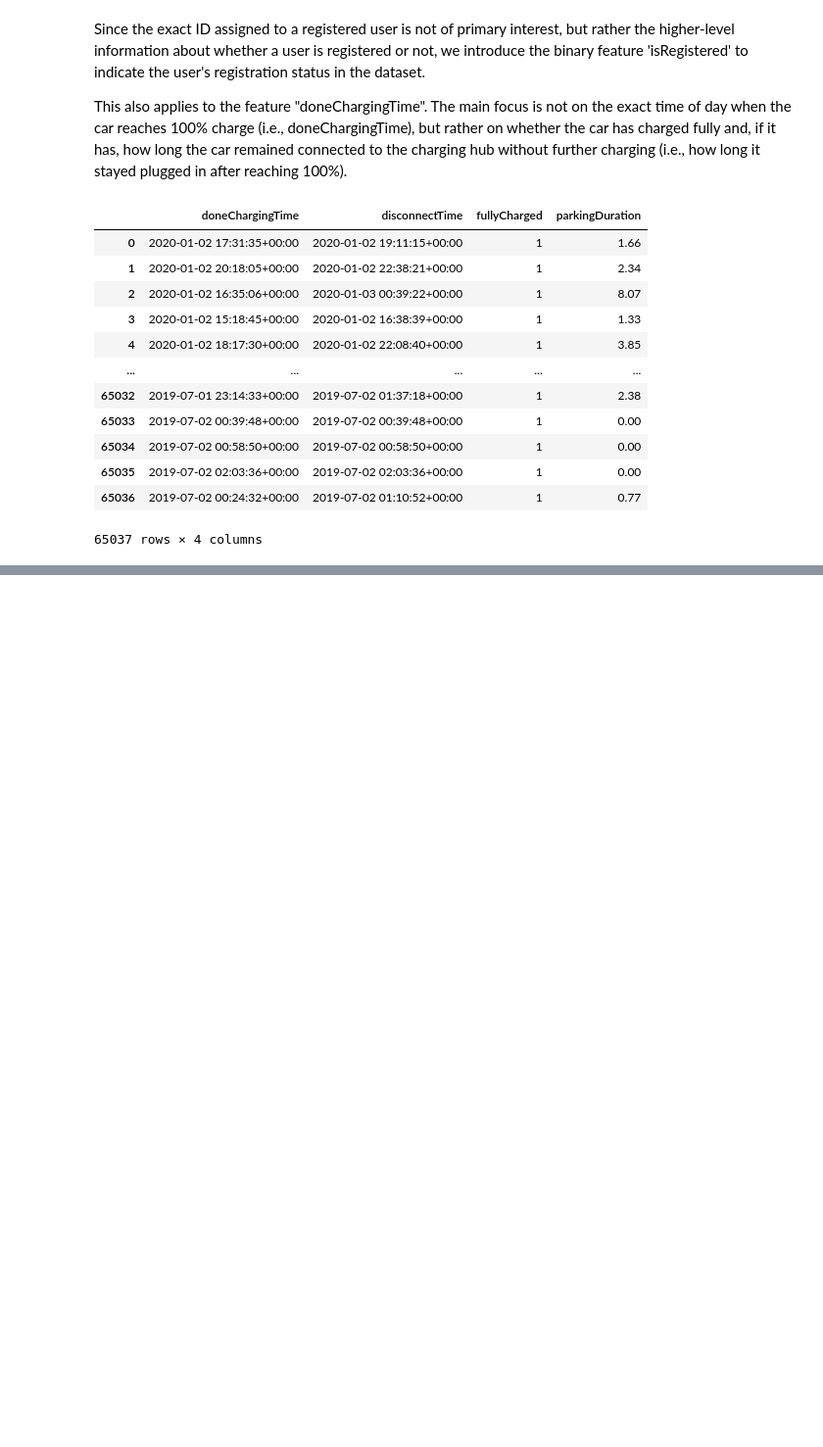
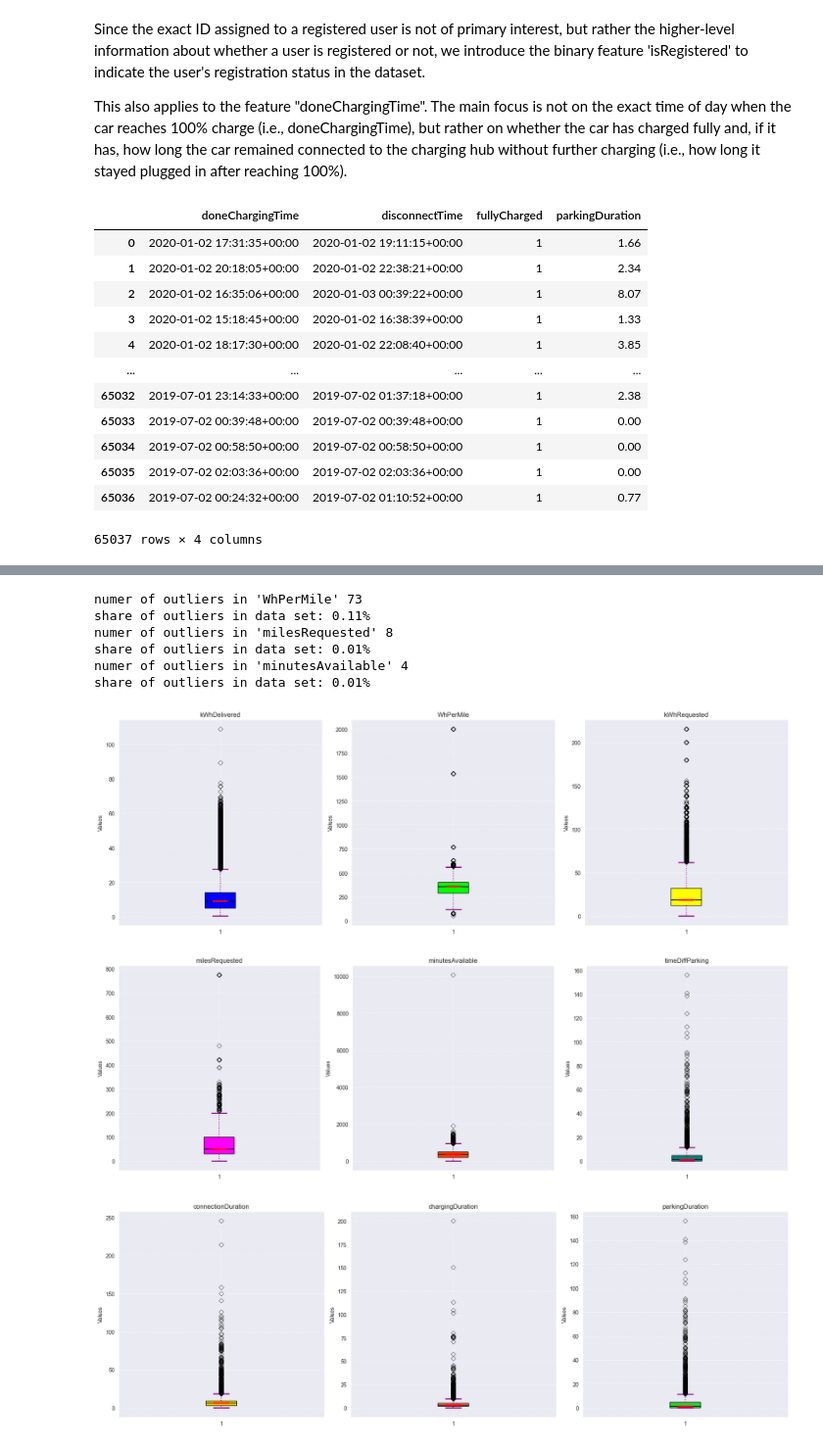
Before and after one commit to ge02/GinyuForce, a Jupyter notebook: 01_Data_Preparation.ipynb, the cells around one changed output, grey strips where cells are left out. Shown at 98% size. Cells and saved outputs as stored; diff of their text form; code cells hidden in the pictures; blank space fills up the shorter version.

```diff
--- a/01_Data_Preparation.ipynb
+++ b/01_Data_Preparation.ipynb
@@ -474,0 +577,32 @@ charging_set[['doneChargingTime', 'disconnectTime', 'fullyCharged', 'parkingDura
+# %%
+# define thresholds
+min_ts_WhPerMile = 200
+max_ts_WhPerMile = 750
+
+min_ts_milesRequested = 0
+max_ts_milesRequested = 550
+
+min_ts_minutesAvailable = 0
+max_ts_minutesAvailable = 1500
+
+# count number of records that we would remove from dataset
+count_WhPerMile = (((charging_set['WhPerMile'] > max_ts_WhPerMile) | (charging_set['WhPerMile'] < min_ts_WhPerMile)) & (charging_set['WhPerMile'] >= 0)).sum()
+print("numer of outliers in 'WhPerMile'", count_WhPerMile)
+print(f"share of outliers in data set: {count_WhPerMile / len(charging_set)*100:.2f}%")
+
+# milesRequested
+count_milesRequested = (((charging_set['milesRequested'] > max_ts_milesRequested) | (charging_set['milesRequested'] < min_ts_milesRequested)) & (charging_set['milesRequested'] >= 0)).sum()
+print("numer of outliers in 'milesRequested'", count_milesRequested)
+print(f"share of outliers in data set: {count_milesRequested / len(charging_set)*100:.2f}%")
+
+# minutesAvailable
+count_minutesAvailable = (((charging_set['minutesAvailable'] > max_ts_minutesAvailable) | (charging_set['minutesAvailable'] < min_ts_minutesAvailable)) & (charging_set['minutesAvailable'] >= 0)).sum()
+print("numer of outliers in 'minutesAvailable'", count_minutesAvailable)
+print(f"share of outliers in data set: {count_minutesAvailable / len(charging_set)*100:.2f}%")
+# %% [output]
+numer of outliers in 'WhPerMile' 73
+share of outliers in data set: 0.11%
+numer of outliers in 'milesRequested' 8
+share of outliers in data set: 0.01%
+numer of outliers in 'minutesAvailable' 4
+share of outliers in data set: 0.01%
@@ -474,0 +614,42 @@ charging_set[['doneChargingTime', 'disconnectTime', 'fullyCharged', 'parkingDura
+# %%
+# Create subplots with 3 boxplots displayed side by side
+for i in range(0, len(focused_features), 3):  # Process three datasets at a time
+    fig, axes = plt.subplots(1, 3, figsize=(18, 6))  # Create 3 subplots in one row
+
+    # Iterate over the current triplet of datasets
+    for j, (ax, data_list, label, color) in enumerate(zip(axes, focused_features[i:i+3], focused_features_labels[i:i+3], colors[i:i+3])):
+        # Creating boxplot
+        bp = ax.boxplot(data_list, patch_artist=True, notch=True, vert=True)
+
+        # Customizing boxplot
+        for patch in bp['boxes']:
+            patch.set_facecolor(color)
+
+        for whisker in bp['whiskers']:
+            whisker.set(color='#8B008B', linewidth=1.5, linestyle=":")
+
+        for cap in bp['caps']:
+            cap.set(color='#8B008B', linewidth=2)
+
+        for median in bp['medians']:
+            median.set(color='red', linewidth=3)
+
+        for flier in bp['fliers']:
+            flier.set(marker='D', color='#e7298a', alpha=0.5)
+
+        # Adding labels and title
+        ax.set_title(f"{label}")
+        ax.set_ylabel('Values')
+        ax.grid(True, linestyle='--', alpha=0.7)
+
+    # Hide the remaining subplots if there are less than 3 datasets left
+    for j in range(len(focused_features[i:i+3]), 3):
+        axes[j].axis('off')
+
+    # Adjust layout and display
+    plt.tight_layout()
+    plt.show()
+# %% [output]
+[figure, added]
+[figure, added]
+[figure, added]
```
Also changed, not shown: parts of 17 cells of this notebook.
